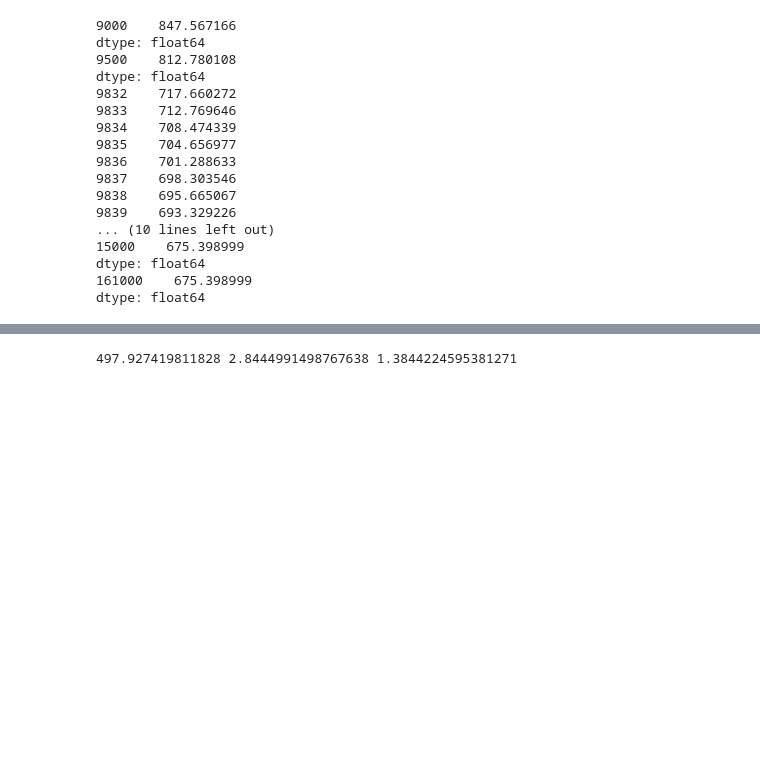
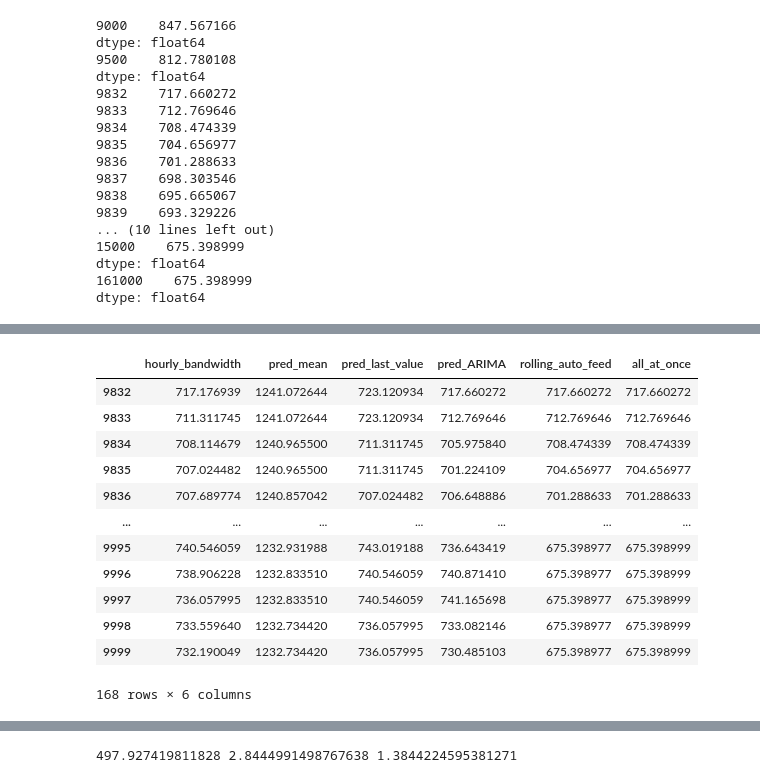
Before and after one commit to Mkranj/ts_forc_python, a Jupyter notebook: CH07/CH07_exercises_solution.ipynb, the cells around one changed output, grey strips where cells are left out. Saved outputs shown, nothing was run; the diff lists cells and outputs as text; code cells hidden in the pictures; blank space fills up the shorter version.

```diff
--- a/CH07/CH07_exercises_solution.ipynb
+++ b/CH07/CH07_exercises_solution.ipynb
@@ -688,0 +712,32 @@ dtype: float64
+# %%
+def rolling_forecast_arima_reuse(df: pd.DataFrame, train_len: int, horizon: int, window: int) -> list:
+
+    total_len = train_len + horizon
+
+    pred_ARIMA = []
+
+    training_data = df[:train_len]
+
+    for i in range(train_len, total_len, window):
+        # append previously predicted values to the end of the df, instead of using new, correct values
+
+        # +1 - stop is not included, so we would be missing the last training data point
+        ix = pd.RangeIndex(start = 0, stop = (training_data.index[-1] + 1 + len(pred_ARIMA)) )
+        current_data = training_data.reindex(ix)
+
+        if (len(pred_ARIMA) > 0):
+            current_data["hourly_bandwidth"][-len(pred_ARIMA):] = pred_ARIMA
+
+        model = SARIMAX(current_data, order=(2,1,2))    # Set the right ARIMA parameters
+        res = model.fit(disp=False)
+        predictions = res.get_prediction(0, i + window - 1)
+        oos_pred = predictions.predicted_mean.iloc[-window:]
+        pred_ARIMA.extend(oos_pred)
+
+    return pred_ARIMA
+# %%
+predictions_list = rolling_forecast_arima_reuse(df_ch6, TRAIN_LEN, HORIZON, WINDOW)
+# %%
+predictions = pd.Series(predictions_list,
+                        index = test.index)
+predictions
@@ -688,0 +757,23 @@ dtype: float64
+# %%
+at_once = model.get_prediction(9832, 9999).predicted_mean
+# %%
+
+# Auto feed - it feed its last window predictions as the newest values
+# then forecasts a new window, and continues the process
+test.loc[:, "rolling_auto_feed"] = predictions
+test.loc[:, "all_at_once"] = at_once
+test
+# %% [output]
+|  | hourly_bandwidth | pred_mean | pred_last_value | pred_ARIMA | rolling_auto_feed | all_at_once |
+| 9832 | 717.176939 | 1241.072644 | 723.120934 | 717.660272 | 717.660272 | 717.660272 |
+| 9833 | 711.311745 | 1241.072644 | 723.120934 | 712.769646 | 712.769646 | 712.769646 |
+| 9834 | 708.114679 | 1240.965500 | 711.311745 | 705.975840 | 708.474339 | 708.474339 |
+| 9835 | 707.024482 | 1240.965500 | 711.311745 | 701.224109 | 704.656977 | 704.656977 |
+| 9836 | 707.689774 | 1240.857042 | 707.024482 | 706.648886 | 701.288633 | 701.288633 |
+| ... | ... | ... | ... | ... | ... | ... |
+| 9995 | 740.546059 | 1232.931988 | 743.019188 | 736.643419 | 675.398977 | 675.398999 |
+| 9996 | 738.906228 | 1232.833510 | 740.546059 | 740.871410 | 675.398977 | 675.398999 |
+| 9997 | 736.057995 | 1232.833510 | 740.546059 | 741.165698 | 675.398977 | 675.398999 |
+| 9998 | 733.559640 | 1232.734420 | 736.057995 | 733.082146 | 675.398977 | 675.398999 |
+| 9999 | 732.190049 | 1232.734420 | 736.057995 | 730.485103 | 675.398977 | 675.398999 |
+168 rows × 6 columns
```
Also changed, not shown: parts of 8 cells of this notebook.
